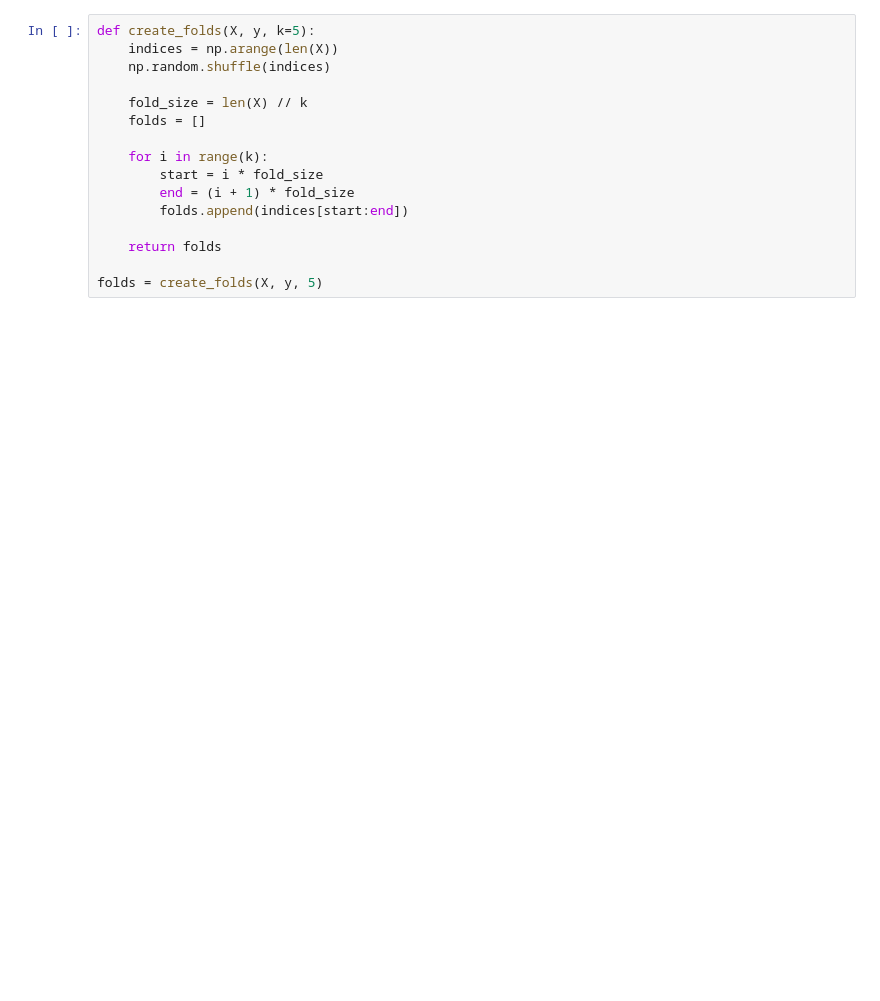
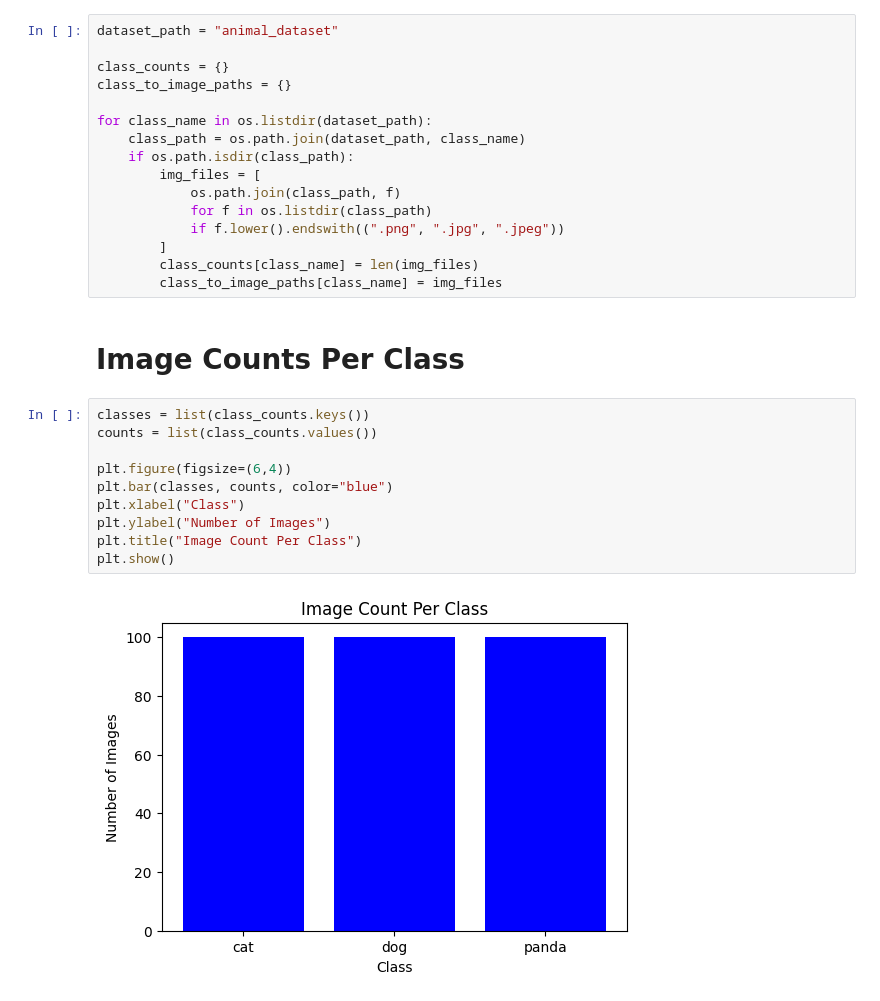
Before and after one commit to MeherajHasan/CVPR, a Jupyter notebook: MID/Assignment_1.ipynb, the cells around one changed output. Cells and saved outputs as stored; diff of their text form; blank space fills up the shorter version.

```diff
--- a/MID/Assignment_1.ipynb
+++ b/MID/Assignment_1.ipynb
@@ -41,16 +8,30 @@ Classes: ['cat', 'dog', 'panda']
-# %%
-def create_folds(X, y, k=5):
-    indices = np.arange(len(X))
-    np.random.shuffle(indices)
-
-    fold_size = len(X) // k
-    folds = []
-
-    for i in range(k):
-        start = i * fold_size
-        end = (i + 1) * fold_size
-        folds.append(indices[start:end])
-
-    return folds
-
-folds = create_folds(X, y, 5)
+# %%
+dataset_path = "animal_dataset"
+
+class_counts = {}
+class_to_image_paths = {}
+
+for class_name in os.listdir(dataset_path):
+    class_path = os.path.join(dataset_path, class_name)
+    if os.path.isdir(class_path):
+        img_files = [
+            os.path.join(class_path, f)
+            for f in os.listdir(class_path)
+            if f.lower().endswith((".png", ".jpg", ".jpeg"))
+        ]
+        class_counts[class_name] = len(img_files)
+        class_to_image_paths[class_name] = img_files
+# %% [markdown]
+# Image Counts Per Class
+# %%
+classes = list(class_counts.keys())
+counts = list(class_counts.values())
+
+plt.figure(figsize=(6,4))
+plt.bar(classes, counts, color="blue")
+plt.xlabel("Class")
+plt.ylabel("Number of Images")
+plt.title("Image Count Per Class")
+plt.show()
+# %% [output]
+[figure, added]
```
Also changed, not shown: parts of 26 cells of this notebook.
